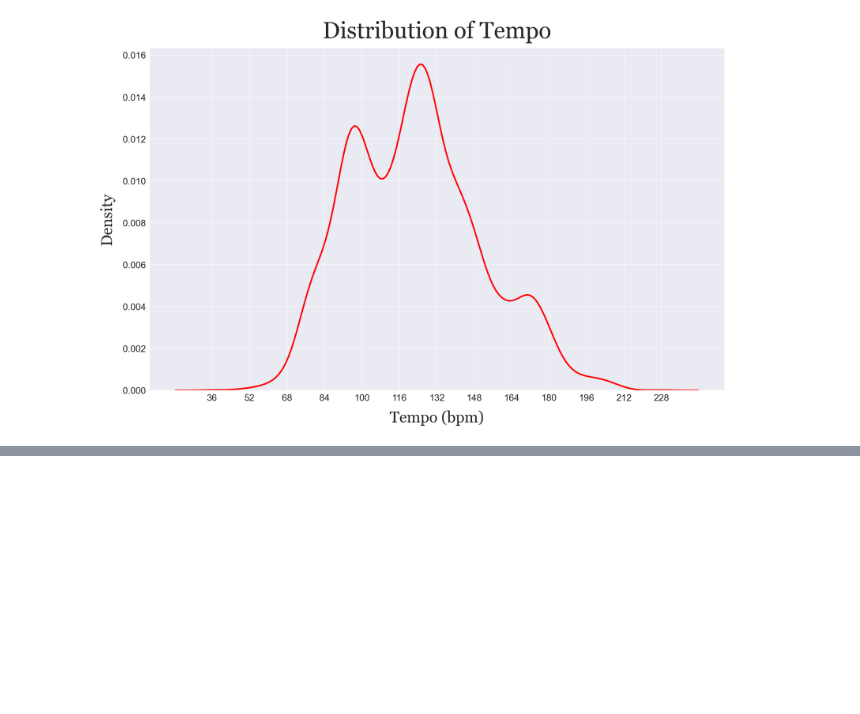
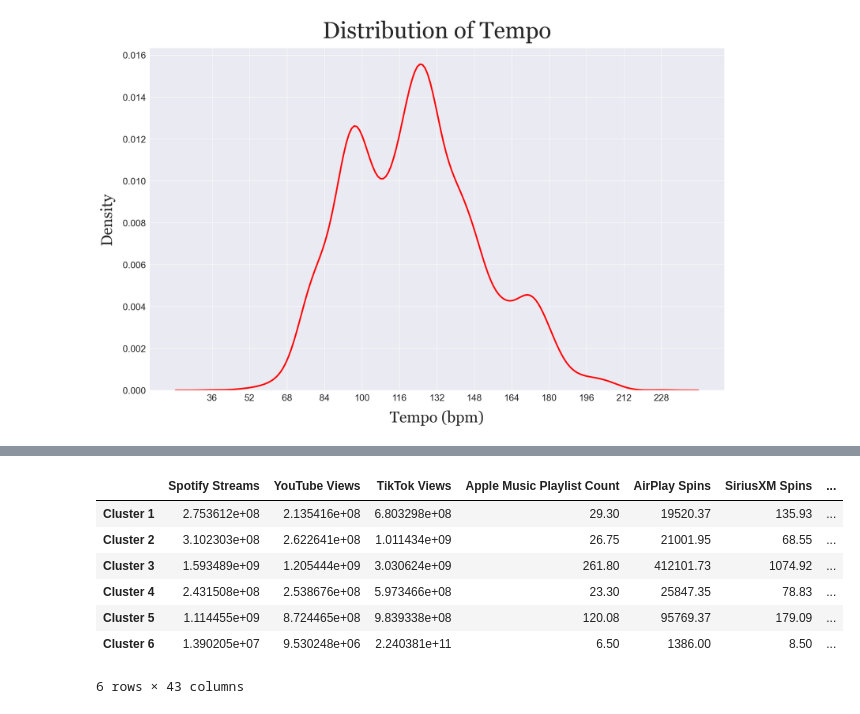
Before and after one commit to bz421/SpotifyProject, a Jupyter notebook: TrackFeaturesAnalysis.ipynb, the cells around one changed output, grey strips where cells are left out. Cells and saved outputs as stored; diff of their text form; code cells hidden in the pictures; blank space fills up the shorter version.

```diff
--- a/TrackFeaturesAnalysis.ipynb
+++ b/TrackFeaturesAnalysis.ipynb
@@ -239,0 +293,14 @@ plt.grid(True)
+# %%
+cluster_df[to_scale] = sc.inverse_transform(cluster_df[to_scale])
+cluster_df = pd.DataFrame(cluster_df, columns=X.columns.tolist(), index=[f'Cluster {i}' for i in range(1, n+1)])
+
+cluster_df.round(2)
+# %% [output]
+|  | Spotify Streams | YouTube Views | TikTok Views | Apple Music Playlist Count | AirPlay Spins | SiriusXM Spins | ... |
+| Cluster 1 | 2.753612e+08 | 2.135416e+08 | 6.803298e+08 | 29.30 | 19520.37 | 135.93 | ... |
+| Cluster 2 | 3.102303e+08 | 2.622641e+08 | 1.011434e+09 | 26.75 | 21001.95 | 68.55 | ... |
+| Cluster 3 | 1.593489e+09 | 1.205444e+09 | 3.030624e+09 | 261.80 | 412101.73 | 1074.92 | ... |
+| Cluster 4 | 2.431508e+08 | 2.538676e+08 | 5.973466e+08 | 23.30 | 25847.35 | 78.83 | ... |
+| Cluster 5 | 1.114455e+09 | 8.724465e+08 | 9.839338e+08 | 120.08 | 95769.37 | 179.09 | ... |
+| Cluster 6 | 1.390205e+07 | 9.530248e+06 | 2.240381e+11 | 6.50 | 1386.00 | 8.50 | ... |
+6 rows × 43 columns
```
Also changed, not shown: parts of 15 cells of this notebook.
